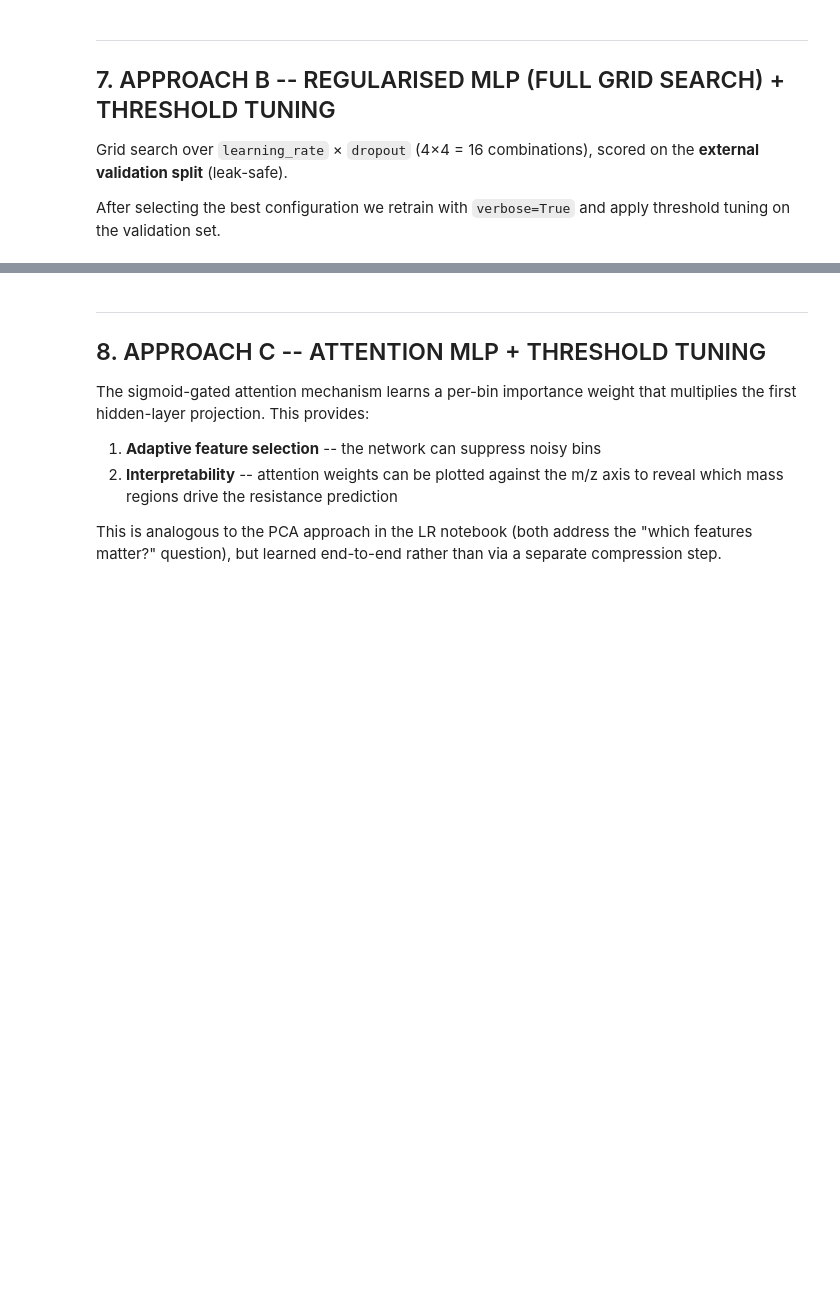
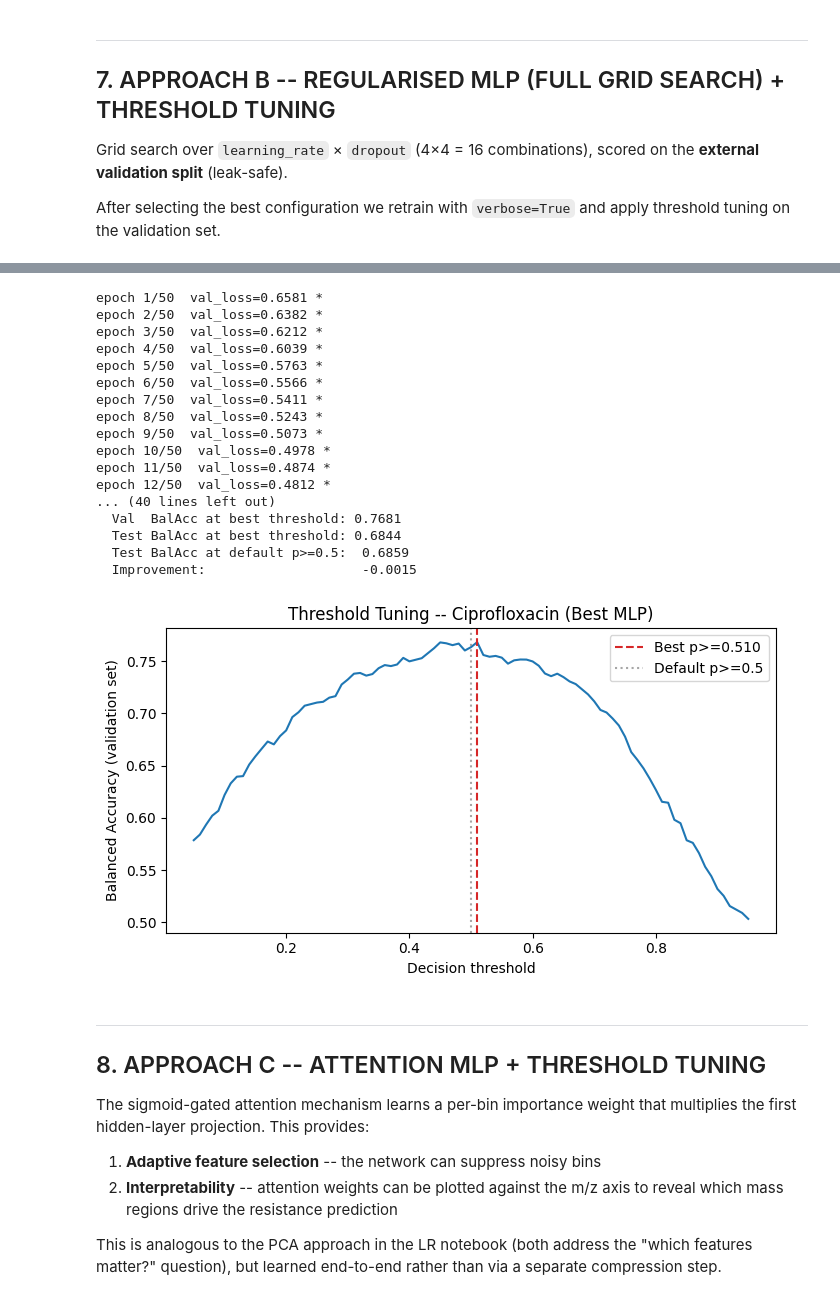
Before and after one commit to asd-standard/maldi-amr-analysis, a Jupyter notebook: 0-0-4-MLPClassifier/0-0-4-MLPClassifier.ipynb, the cells around one changed output, grey strips where cells are left out. Saved outputs shown, nothing was run; the diff lists cells and outputs as text; code cells hidden in the pictures; blank space fills up the shorter version.

```diff
--- a/0-0-4-MLPClassifier/0-0-4-MLPClassifier.ipynb
+++ b/0-0-4-MLPClassifier/0-0-4-MLPClassifier.ipynb
@@ -613,7 +659,7 @@ mlp_reg = MaldiMLPClassifier(
     use_attention=False,
     dropout_high=best_dh_b,
     dropout_low=best_dl_b,
-    weight_decay=1e-3,
+    weight_decay=1e-4,
     learning_rate=best_lr_b,
     batch_size=64,
     epochs=50,
@@ -657,33 +703,52 @@ balaccs_b = [balanced_accuracy_score(y_valid, proba_val_b >= t) for t in thresho
 best_t_b = thresholds[np.argmax(balaccs_b)]
 
 # Apply to test set
 preds_b_tuned = (mlp_reg.predict_proba(X_test)[:, 1] >= best_t_b)
 
 print(f"\nBest threshold (from validation split): p >= {best_t_b:.3f}")
 print(f"  Val  BalAcc at best threshold: {max(balaccs_b):.4f}")
 print(f"  Test BalAcc at best threshold: {balanced_accuracy_score(y_test, preds_b_tuned):.4f}")
 print(f"  Test BalAcc at default p>=0.5:  {results_b['test']['BalAcc']:.4f}")
 print(f"  Improvement:                    {balanced_accuracy_score(y_test, preds_b_tuned) - results_b['test']['BalAcc']:+.4f}")
 
 # Store for summary table
 results_b_threshold = best_t_b
 results_b_tuned_balacc = balanced_accuracy_score(y_test, preds_b_tuned)
 
 # -----------------------------------------------------------------------------
 # Plot threshold sweep
 # -----------------------------------------------------------------------------
 
 fig, ax = plt.subplots(figsize=(7, 4))
 ax.plot(thresholds, balaccs_b, color="#1f77b4")
 ax.axvline(best_t_b, color="#d62728", ls="--", label=f"Best p>={best_t_b:.3f}")
 ax.axvline(0.5, color="gray", ls=":", alpha=0.7, label="Default p>=0.5")
 ax.set_xlabel("Decision threshold")
 ax.set_ylabel("Balanced Accuracy (validation set)")
 ax.set_title(f"Threshold Tuning -- {DRUG} (Best MLP)")
 ax.legend()
 plt.tight_layout()
 plt.savefig(OUT_DIR / "threshold_tuning_b.pdf", bbox_inches="tight")
 plt.show()
+# %% [output]
+epoch 1/50  val_loss=0.6581 *
+epoch 2/50  val_loss=0.6382 *
+epoch 3/50  val_loss=0.6212 *
+epoch 4/50  val_loss=0.6039 *
+epoch 5/50  val_loss=0.5763 *
+epoch 6/50  val_loss=0.5566 *
+epoch 7/50  val_loss=0.5411 *
+epoch 8/50  val_loss=0.5243 *
+epoch 9/50  val_loss=0.5073 *
+epoch 10/50  val_loss=0.4978 *
+epoch 11/50  val_loss=0.4874 *
+epoch 12/50  val_loss=0.4812 *
+... (40 lines left out)
+  Val  BalAcc at best threshold: 0.7681
+  Test BalAcc at best threshold: 0.6844
+  Test BalAcc at default p>=0.5:  0.6859
+  Improvement:                    -0.0015
+[figure, added]
 # %% [markdown]
 ---
 ## 8. APPROACH C -- ATTENTION MLP + THRESHOLD TUNING
```
Also changed, not shown: parts of 18 cells of this notebook.
